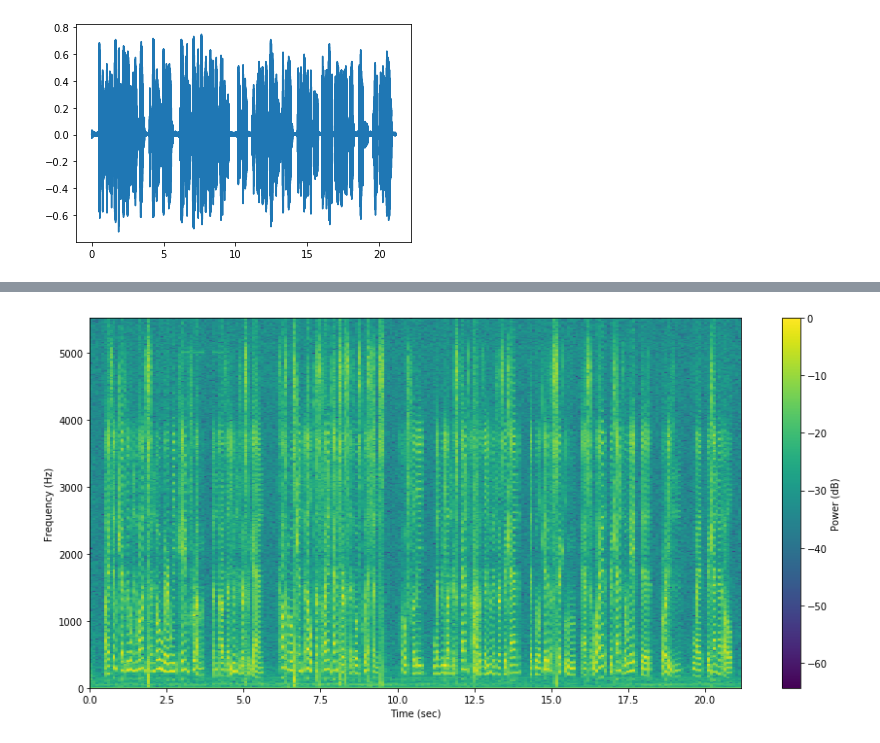
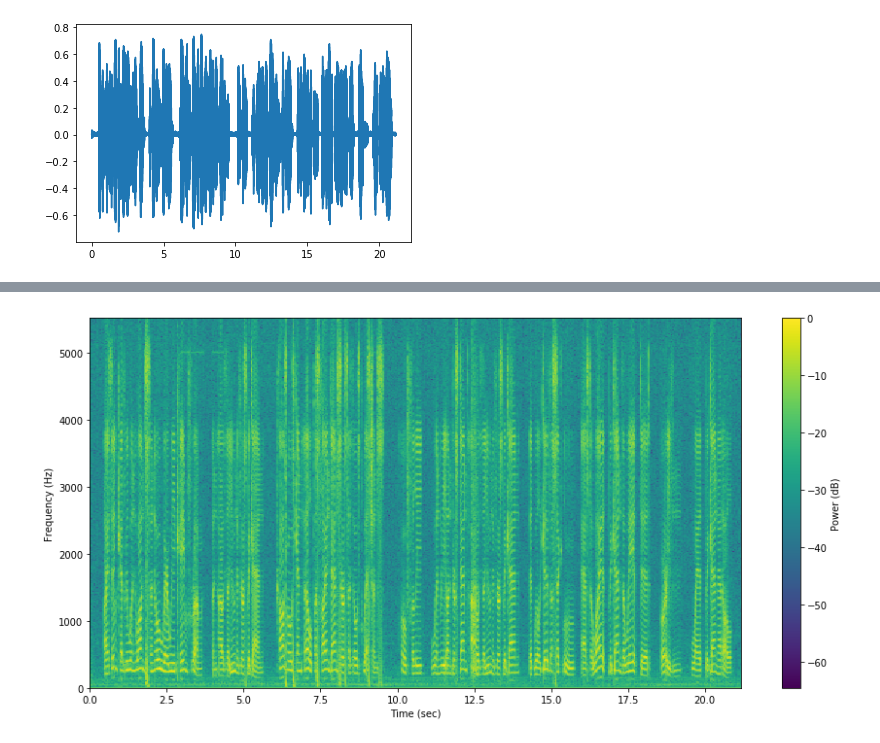
Before and after one commit to lnadi17/spectro-kg, a Jupyter notebook: notebook.ipynb, the cells around one changed output, grey strips where cells are left out. Cells and saved outputs as stored; diff of their text form; code cells hidden in the pictures.

```diff
--- a/notebook.ipynb
+++ b/notebook.ipynb
@@ -128,6 +128,6 @@ plt.imshow(fts, origin='lower')
 # %%
 def plot_specgram(signal, fs,
-                  n_width=1024, n_overlap=512, eps=1e-5, figsize=(15, 7), colorbar=True, labels=True):
+                  n_width=1024, n_overlap=512, eps=None, figsize=(15, 7), colorbar=True, labels=True):
     plt.figure(figsize=figsize)
 
     fts = get_matrix(signal, n_width, n_overlap, eps)
@@ -155,15 +155,10 @@ def plot_specgram(signal, fs,
             cbar.ax.set_ylabel('Power (dB)')
 
     plt.show()
-# %%
-# define epsilon - number to which the darkest color maps
-eps = 1e-5
-n_width = 1024
-n_overlap = 0  # n_width // 2
-
-plot_specgram(audio_data, fs, n_width, n_overlap, eps=None)
-# %% [output]
-[figure, removed]
+# %%
+plot_specgram(audio_data, fs, colorba)
+# %% [output]
+[figure, added]
 # %%
 plt.figure(figsize=(12, 7))
 
```
Also changed, not shown: parts of 3 cells of this notebook.
